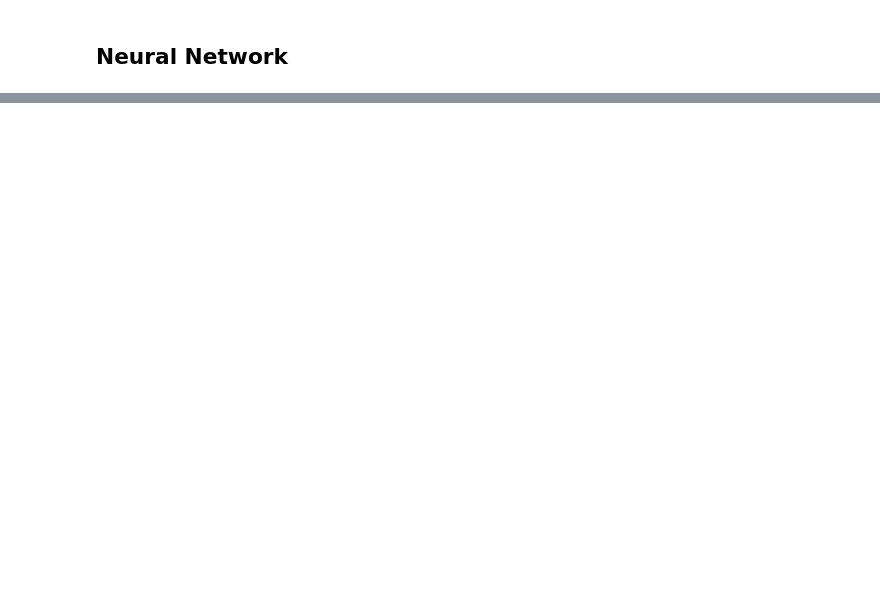
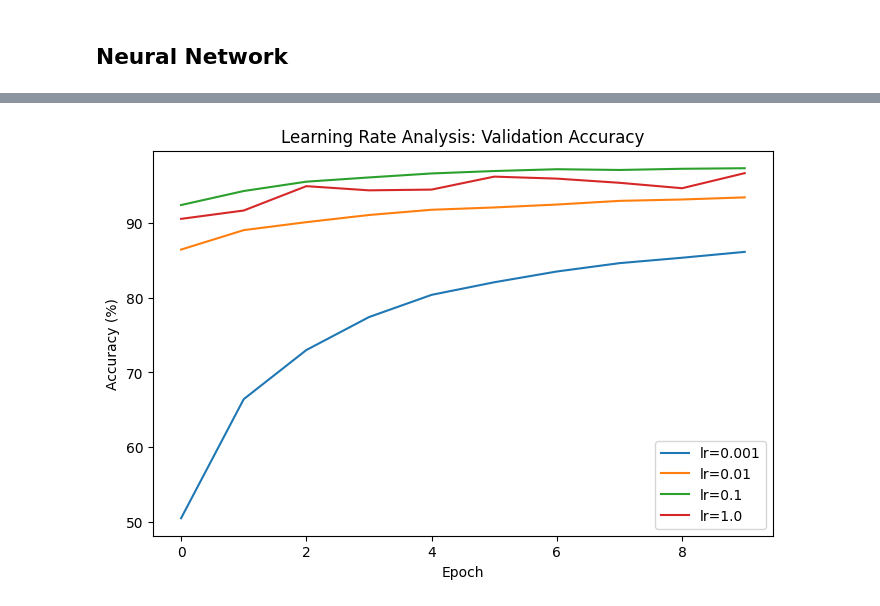
Before and after one commit to naduto/From-Linear-Models-to-Deep-Networks, a Jupyter notebook: ClassificationNN.ipynb, the cells around one changed output, grey strips where cells are left out. Drawn from its saved outputs; the diff is of its cells as text; code cells hidden in the pictures; blank space fills up the shorter version.

```diff
--- a/ClassificationNN.ipynb
+++ b/ClassificationNN.ipynb
@@ -521,0 +564,24 @@ plt.show()
+# %%
+# learning rate analysis
+learning_rates = [0.001, 0.01, 0.1, 1.0]
+results_lr = {}
+# %%
+for lr in learning_rates:
+    print(f"\n==== Training with Learning Rate = {lr} ====")
+    model = ForwardNN()
+    optimizer = torch.optim.SGD(model.parameters(), lr=lr)
+    criterion = nn.CrossEntropyLoss()
+    train_losses, val_losses, train_accs, val_accs = train_model(
+        model, training_loader, validation_loader, criterion, optimizer, num_epochs=10
+    )
+    results_lr[lr] = (train_losses, val_losses, train_accs, val_accs)
+
+plt.figure(figsize=(8, 5))
+for lr, (_, _, _, val_accs) in results_lr.items():
+    plt.plot(val_accs, label=f"lr={lr}")
+plt.title("Learning Rate Analysis: Validation Accuracy")
+plt.xlabel("Epoch")
+plt.ylabel("Accuracy (%)")
+plt.legend()
+plt.show()
+# %% [output]
@@ -521,0 +605 @@ plt.show()
+[figure, added]
```
Also changed, not shown: parts of 56 cells of this notebook, 1 other file.
